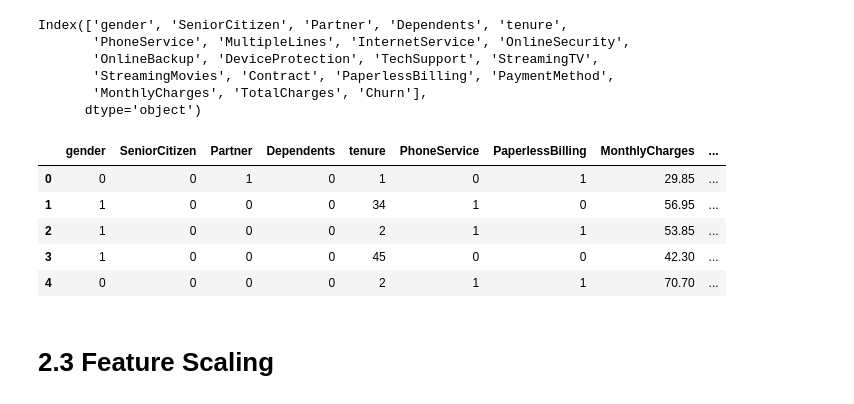
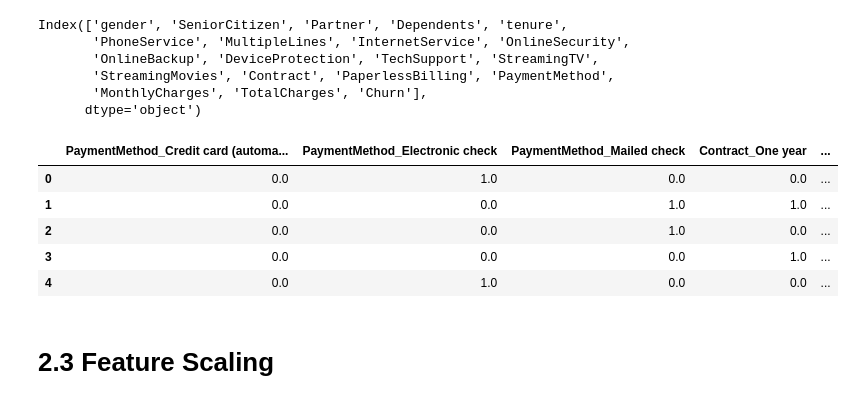
Before and after one commit to Putek19/mlproject-2, a Jupyter notebook: notebooks/eda_and_model_training.ipynb, the cells around one changed output. Saved outputs shown, nothing was run; the diff lists cells and outputs as text; code cells hidden in the pictures.

```diff
--- a/notebooks/eda_and_model_training.ipynb
+++ b/notebooks/eda_and_model_training.ipynb
@@ -371,15 +364,26 @@ Index(['gender', 'SeniorCitizen', 'Partner', 'Dependents', 'tenure',
       dtype='object')
 # %%
 # Rest of categorical columns has more than 2 unique values, so we will use one-hot encoding
-df = pd.get_dummies(df, columns=['PaymentMethod','Contract','StreamingMovies','StreamingTV','TechSupport','OnlineSecurity','OnlineBackup','DeviceProtection','MultipleLines','InternetService'], drop_first=True,dtype=int)
-df.head()
+# df = pd.get_dummies(df, columns=['PaymentMethod','Contract','StreamingMovies','StreamingTV','TechSupport','OnlineSecurity','OnlineBackup','DeviceProtection','MultipleLines','InternetService'], drop_first=True,dtype=int)
+# df.head()
+from sklearn.preprocessing import OneHotEncoder
+oh = OneHotEncoder(drop='first',sparse_output=False)
+to_transform = ['PaymentMethod','Contract','StreamingMovies','StreamingTV','TechSupport','OnlineSecurity','OnlineBackup','DeviceProtection','MultipleLines','InternetService','gender', 'Partner', 'Dependents', 'PhoneService', 'PaperlessBilling']
+
+encoded_array = oh.fit_transform(df[to_transform])
+
+encoded_cols = oh.get_feature_names_out(to_transform)
+
+encoded_df = pd.DataFrame(encoded_array, columns=encoded_cols, index=df.index)
-# %% [output]
-|  | gender | SeniorCitizen | Partner | Dependents | tenure | PhoneService | PaperlessBilling | MonthlyCharges | ... |
-| 0 | 0 | 0 | 1 | 0 | 1 | 0 | 1 | 29.85 | ... |
-| 1 | 1 | 0 | 0 | 0 | 34 | 1 | 0 | 56.95 | ... |
-| 2 | 1 | 0 | 0 | 0 | 2 | 1 | 1 | 53.85 | ... |
-| 3 | 1 | 0 | 0 | 0 | 45 | 0 | 0 | 42.30 | ... |
-| 4 | 0 | 0 | 0 | 0 | 2 | 1 | 1 | 70.70 | ... |
+# %%
+encoded_df.head()
+# %% [output]
+|  | PaymentMethod_Credit card (automa... | PaymentMethod_Electronic check | PaymentMethod_Mailed check | Contract_One year | ... |
+| 0 | 0.0 | 1.0 | 0.0 | 0.0 | ... |
+| 1 | 0.0 | 0.0 | 1.0 | 1.0 | ... |
+| 2 | 0.0 | 0.0 | 1.0 | 0.0 | ... |
+| 3 | 0.0 | 0.0 | 0.0 | 1.0 | ... |
+| 4 | 0.0 | 1.0 | 0.0 | 0.0 | ... |
 # %% [markdown]
 # 2.3 Feature Scaling
 # %%
```
Also changed, not shown: parts of 3 cells of this notebook, 20 other files.
